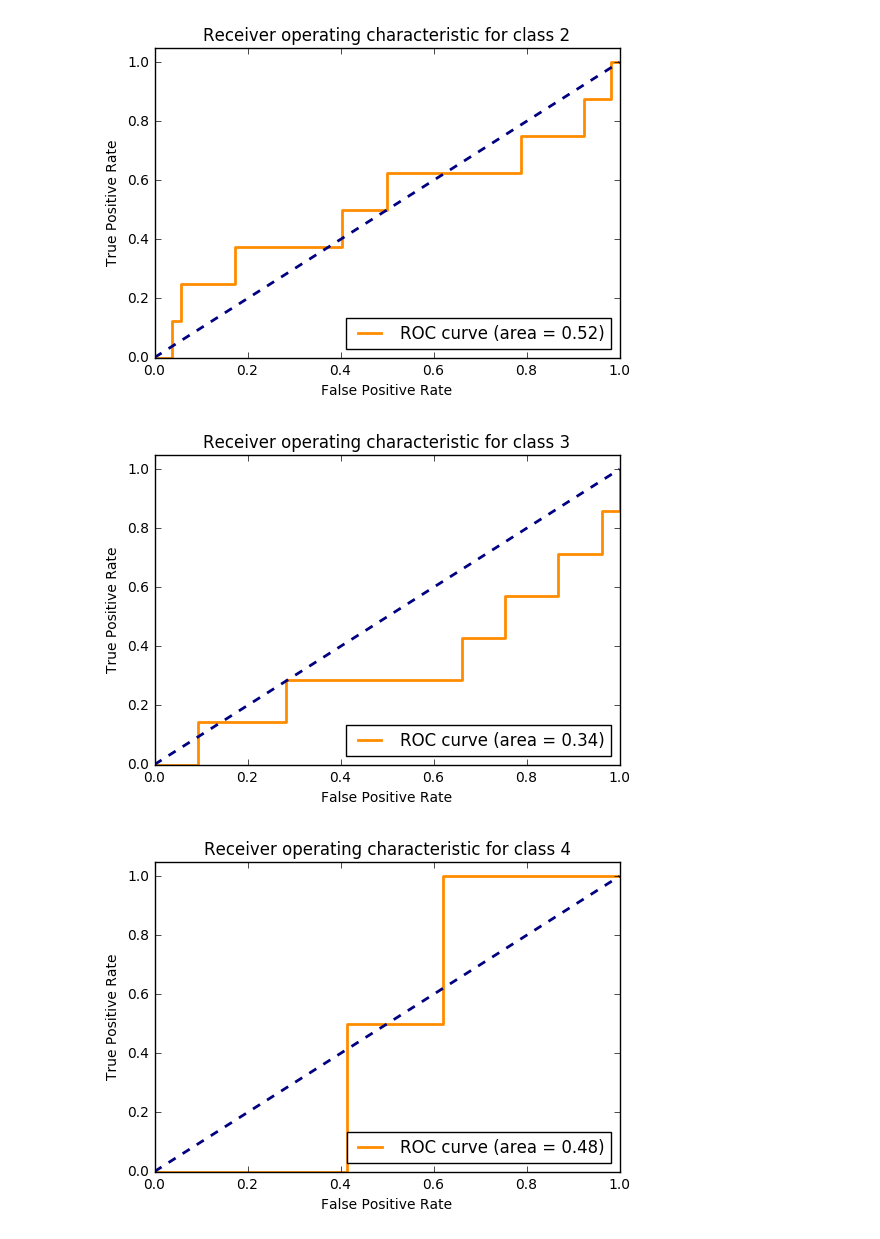
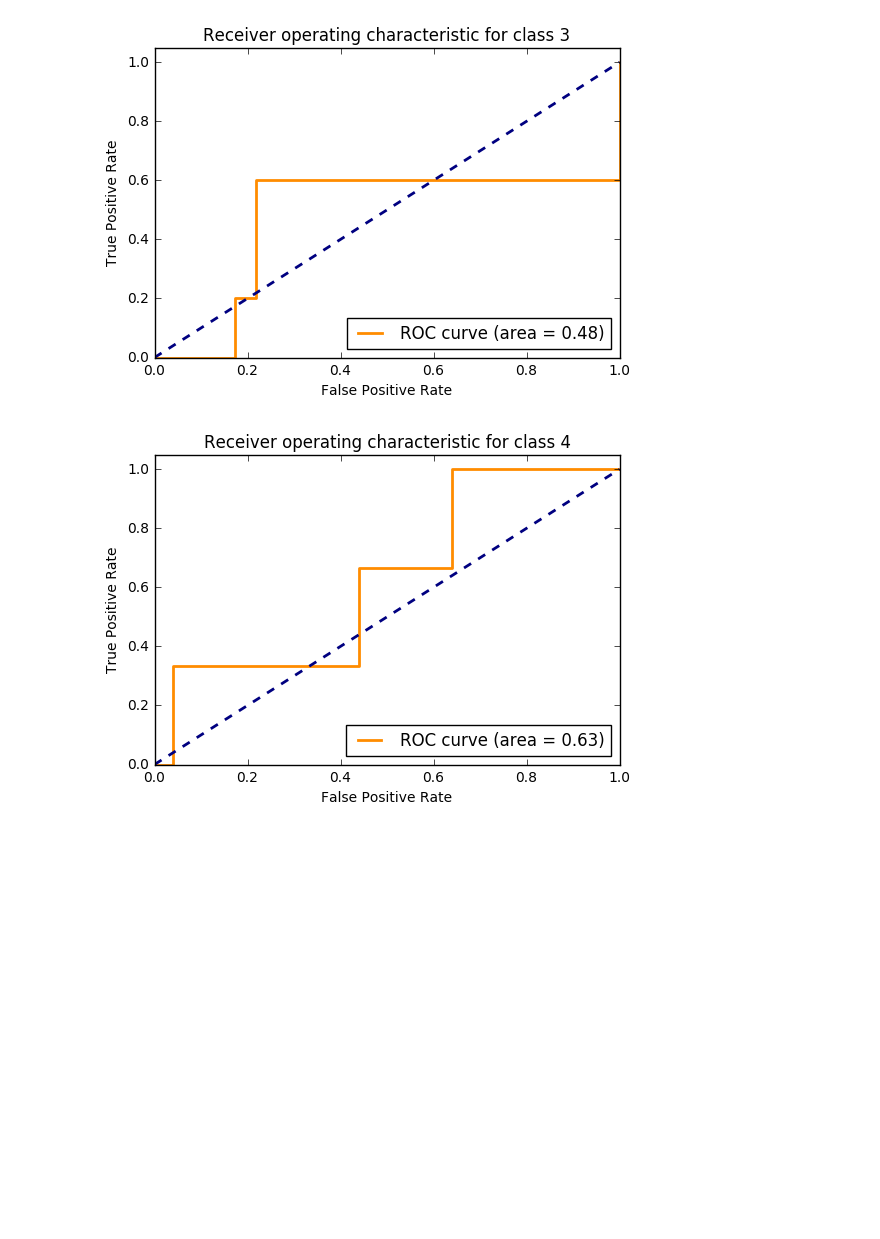
Before and after one commit to gabrielmatos26/Ova-and-Ava-classifiers, a Jupyter notebook: heart_ova.ipynb, the cells around one changed output. Drawn from its saved outputs; the diff is of its cells as text; code cells hidden in the pictures; blank space fills up the shorter version.

Commit message:
test without class 0

```diff
--- a/heart_ova.ipynb
+++ b/heart_ova.ipynb
@@ -18,7 +18,7 @@ from tqdm import tqdm
 def filterDataset(data):
     invalidIndexes = []
     for row in data.itertuples():
-        if '?' in row:
+        if '?' in row or row.num == 0:
             invalidIndexes.append(row[0])
     new_data = data.drop(data.index[invalidIndexes])
     cols = list(new_data.columns)
@@ -33,9 +33,12 @@ def train_and_test():
     cols.remove('num')
     target = data['num'].copy()
     input_data = data[cols].copy()
-    target_bin = label_binarize(target, classes=[0, 1, 2, 3, 4])
+    #target_bin = label_binarize(target, classes=[0, 1, 2, 3, 4])
+    #test removing healthy patients
+    target_bin = label_binarize(target, classes=[1, 2, 3, 4])
     global targetTest
     dTrain, dTest, targetTrain, targetTest = train_test_split(input_data, target_bin, test_size=0.20, stratify=target_bin)
+    #print(targetTest)
     scaler = preprocessing.StandardScaler().fit(dTrain)
     dTrain = scaler.transform(dTrain)
     ovr = OneVsRestClassifier(SVC(kernel='linear', probability=True, class_weight='balanced', random_state=0), n_jobs=-1)
@@ -46,7 +49,9 @@ def train_and_test():
     score = ovr.score(dTest, targetTest)
     targetTest_nonbin = np.asarray([np.argmax(c) for c in targetTest])
     pred = np.asarray([np.argmax(c) for c in pred])
-    cm = confusion_matrix(targetTest_nonbin, pred, labels=[0,1,2,3,4])
+    #cm = confusion_matrix(targetTest_nonbin, pred, labels=[0,1,2,3,4])
+    #test removing healthy patients
+    cm = confusion_matrix(targetTest_nonbin, pred, labels=[1,2,3,4])
     score = np.sum(np.diagonal(cm))/np.sum(cm)
     np.savetxt("confusion_matrix_ova.csv", cm, delimiter=",")
 
@@ -55,7 +60,8 @@ def train_and_test():
 targetTest = 0
 scores = []
 y_score_final = 0
-for i in tqdm(range(100)):
+iterations = 50
+for i in tqdm(range(iterations)):
     score, y_score = train_and_test()
     scores.append(score)
     y_score_final += y_score
@@ -63,5 +69,5 @@ for i in tqdm(range(100)):
 scores = np.asarray(scores)
 print(scores.mean())
 print(scores.std())
-y_score_final /= 100
+y_score_final /= iterations
 # %% [output]
@@ -72,11 +78,15 @@ y_score_final /= 100
 fpr = dict()
 tpr = dict()
 roc_auc = dict()
-for i in range(5):
+#for i in range(5):
+#test removing healthy patients
+for i in range(4):
     fpr[i], tpr[i], _ = roc_curve(targetTest[:, i], y_score_final[:, i])
     roc_auc[i] = auc(fpr[i], tpr[i])
 
-for i in range(5):
+#for i in range(5):
+#test removing healthy patients
+for i in range(4):
     plt.figure()
     lw = 2
     plt.plot(fpr[i], tpr[i], color='darkorange',
@@ -86,7 +96,7 @@ for i in range(5):
     plt.ylim([0.0, 1.05])
     plt.xlabel('False Positive Rate')
     plt.ylabel('True Positive Rate')
-    plt.title('Receiver operating characteristic for class ' + str(i))
+    plt.title('Receiver operating characteristic for class ' + str(i+1))
     plt.legend(loc="lower right")
 
     plt.show()
@@ -96,6 +106,5 @@ for i in range(5):
-[figure, old version]
+[figure, new version]
-[figure, old version]
+[figure, new version]
-[figure, removed]
 # %%
 ova = pd.read_csv('confusion_matrix_ova.csv', header=None)
 ava = pd.read_csv('confusion_matrix_ava.csv', header=None)
```
Also changed, not shown: parts of 3 cells of this notebook, 1 other file.
